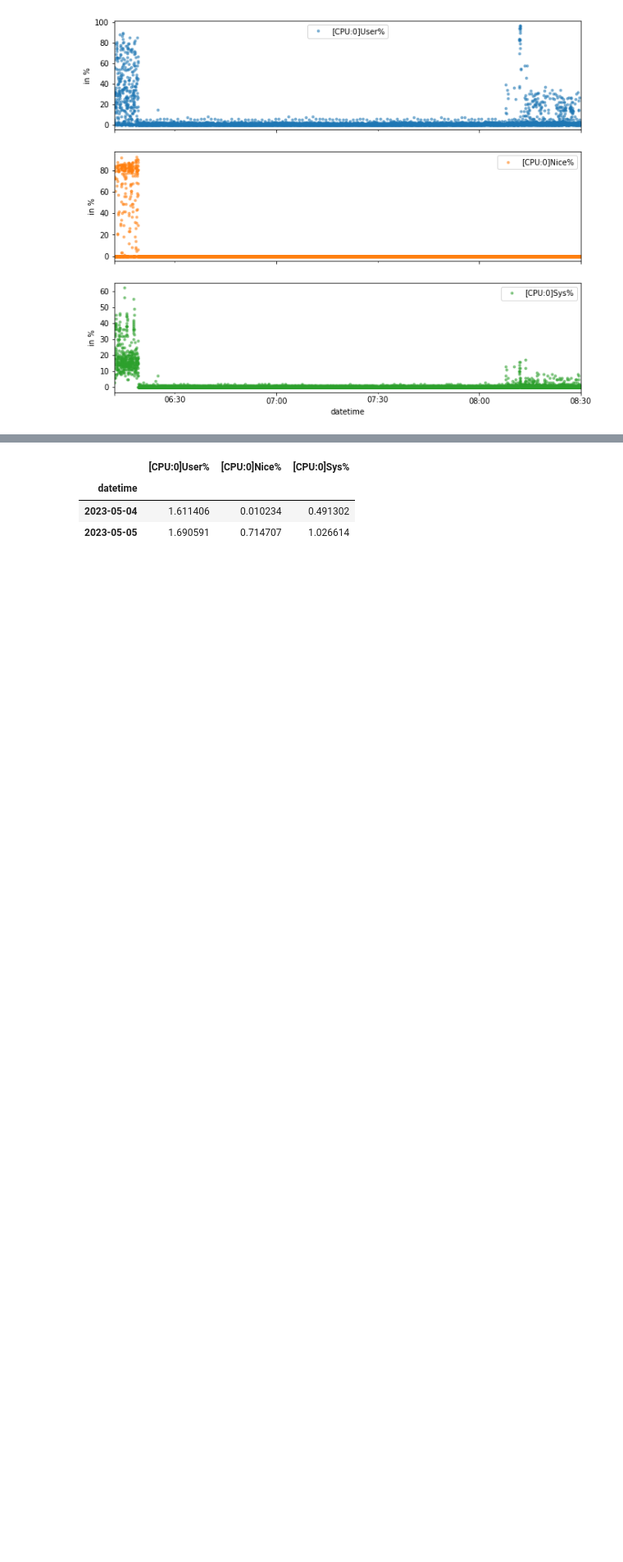
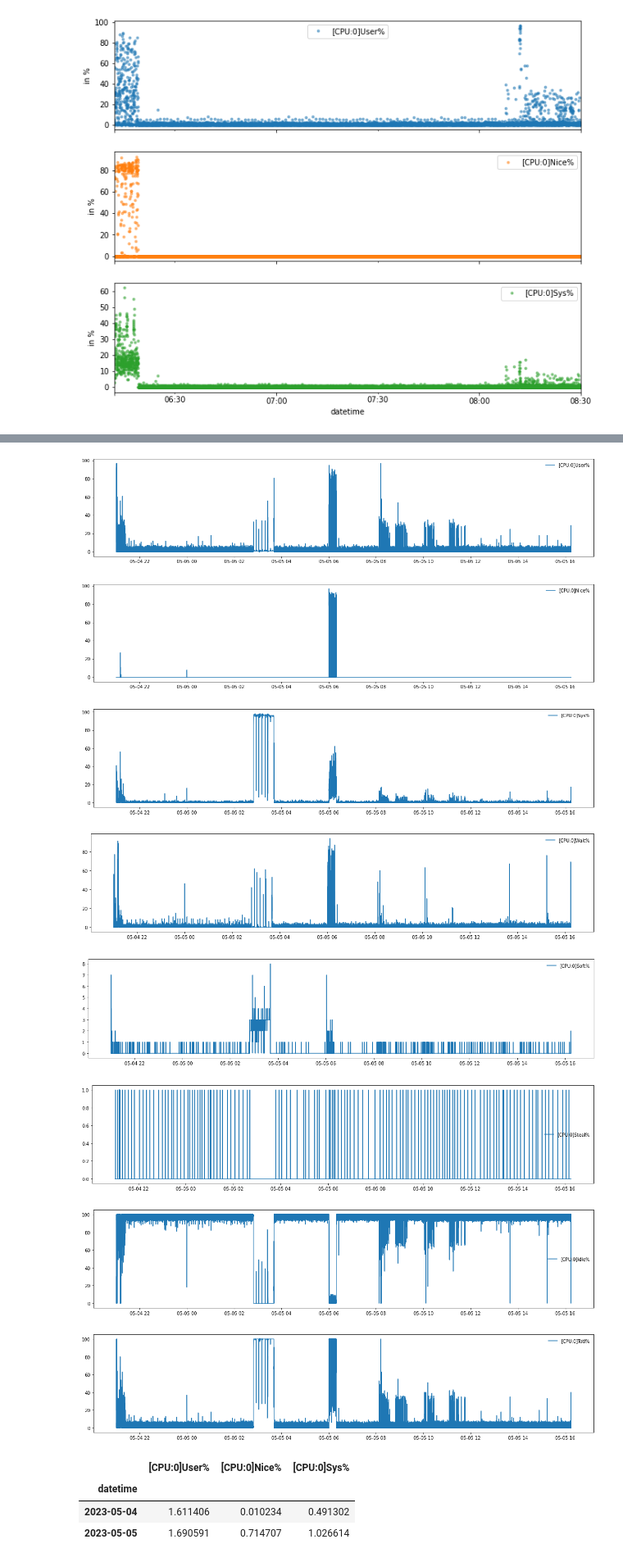
Before and after one commit to JoDeMiro/Scaler, a Jupyter notebook: Auditor_for_Mylog.ipynb, the cells around one changed output, grey strips where cells are left out. Shown at 82% size. Drawn from its saved outputs; the diff is of its cells as text; code cells hidden in the pictures; blank space fills up the shorter version.

```diff
--- a/Auditor_for_Mylog.ipynb
+++ b/Auditor_for_Mylog.ipynb
@@ -233,3 +218,14 @@ for ax in axes:
+# %%
+plot_timeseries_metrics_separate('CPU')
+# %% [output]
+[figure, added]
+[figure, added]
+[figure, added]
+[figure, added]
+[figure, added]
+[figure, added]
+[figure, added]
+[figure, added]
 # %%
 # Jó lenne megcsinálni a rolling moving average változót és a sequenced average változót is
 
```
Also changed, not shown: parts of 15 cells of this notebook.
